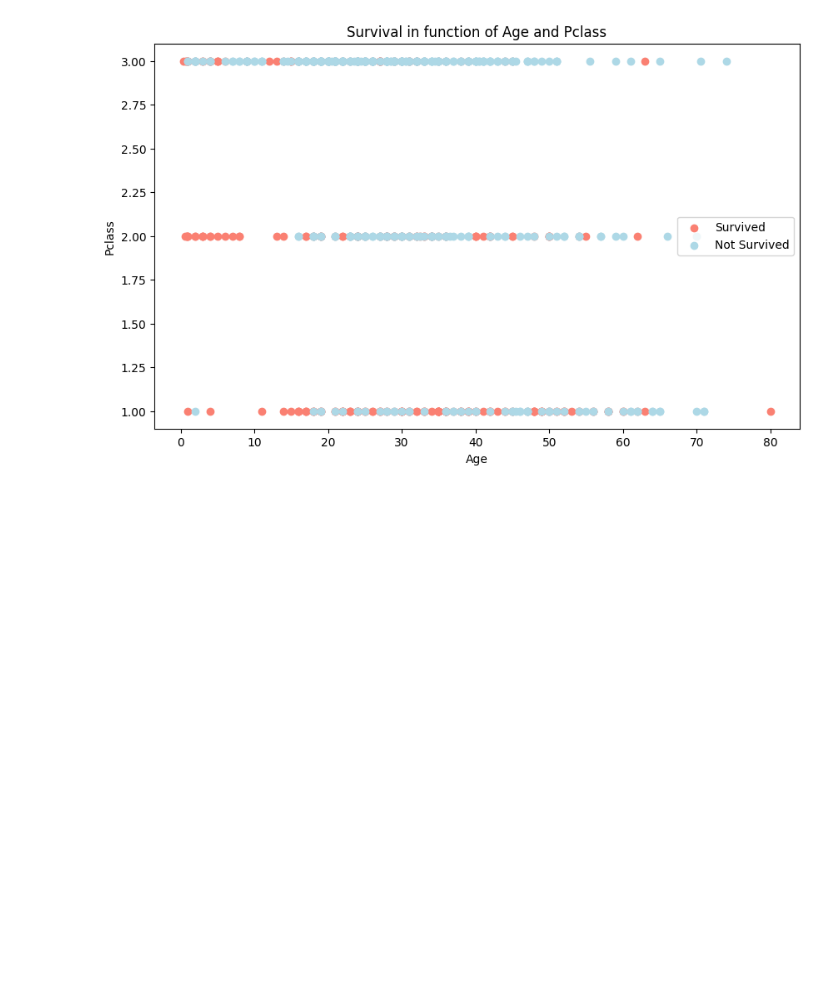
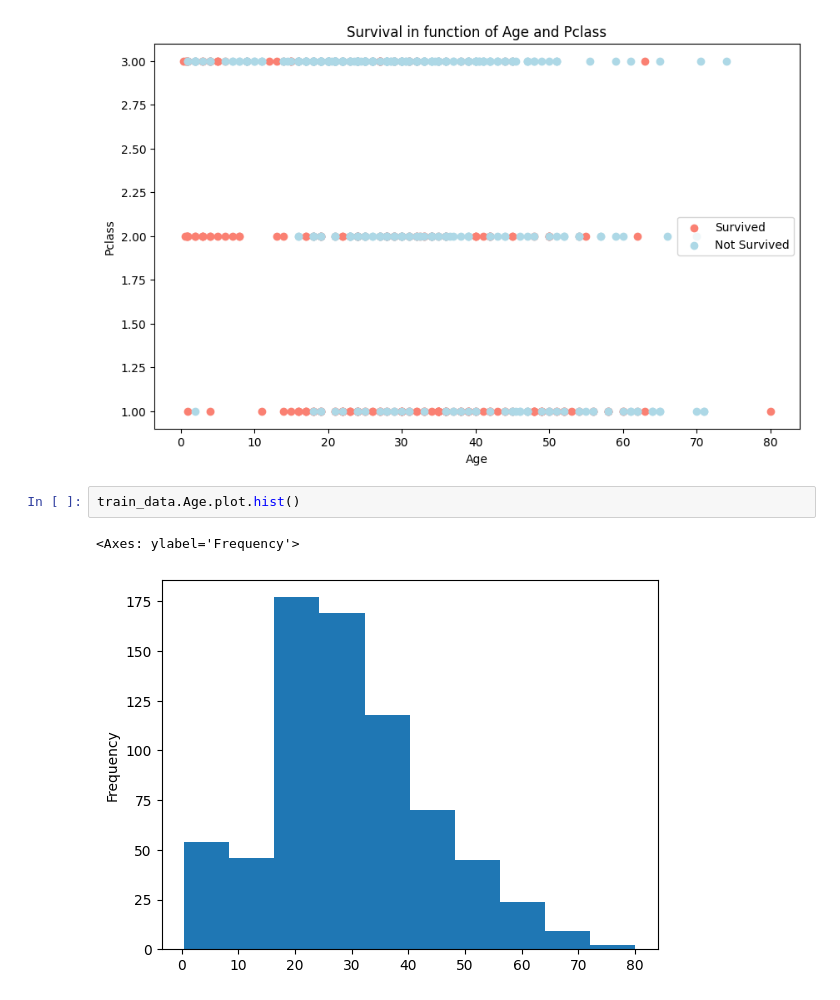
Before and after one commit to DilunVass/Titanic---Machine-Learning-from-Disaster-Kaggle, a Jupyter notebook: Notebook/data_visualization.ipynb, the cells around one changed output. Saved outputs shown, nothing was run; the diff lists cells and outputs as text; blank space fills up the shorter version.

Commit message:
Optimize data visualization notebook by streamlining code

```diff
--- a/Notebook/data_visualization.ipynb
+++ b/Notebook/data_visualization.ipynb
@@ -211,3 +212,8 @@ plt.legend(["Survived", "Not Survived"])
 # %% [output]
 <matplotlib.legend.Legend at 0x...>
 [figure]
+# %%
+train_data.Age.plot.hist()
+# %% [output]
+<Axes: ylabel='Frequency'>
+[figure, added]
```
Also changed, not shown: parts of 5 cells of this notebook, 1 other file.
